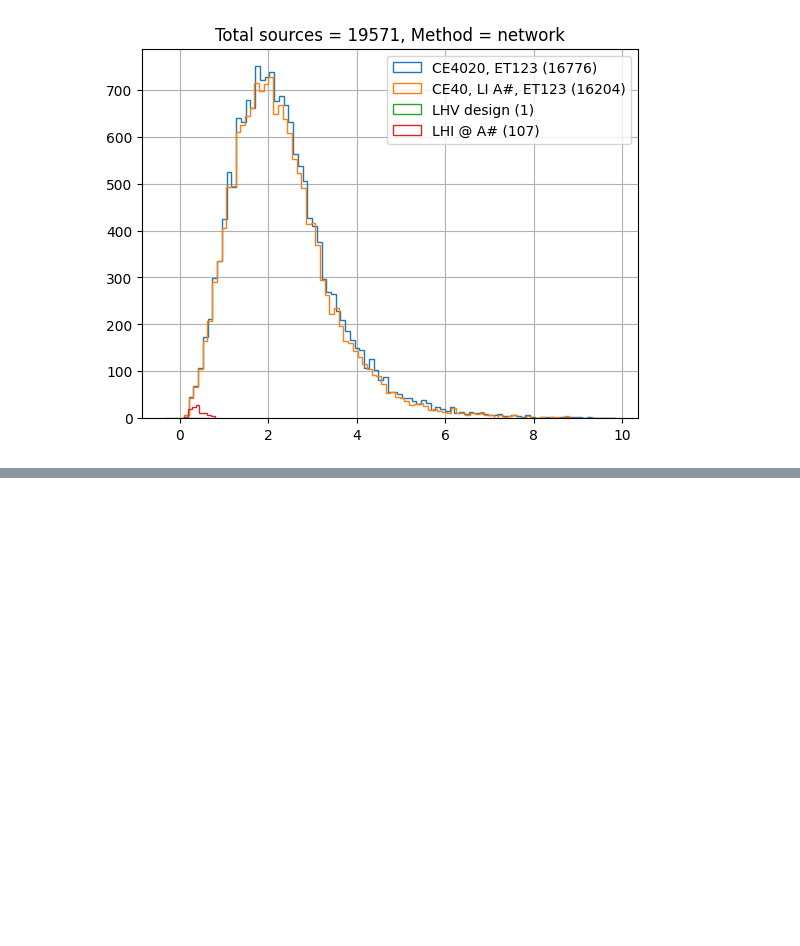
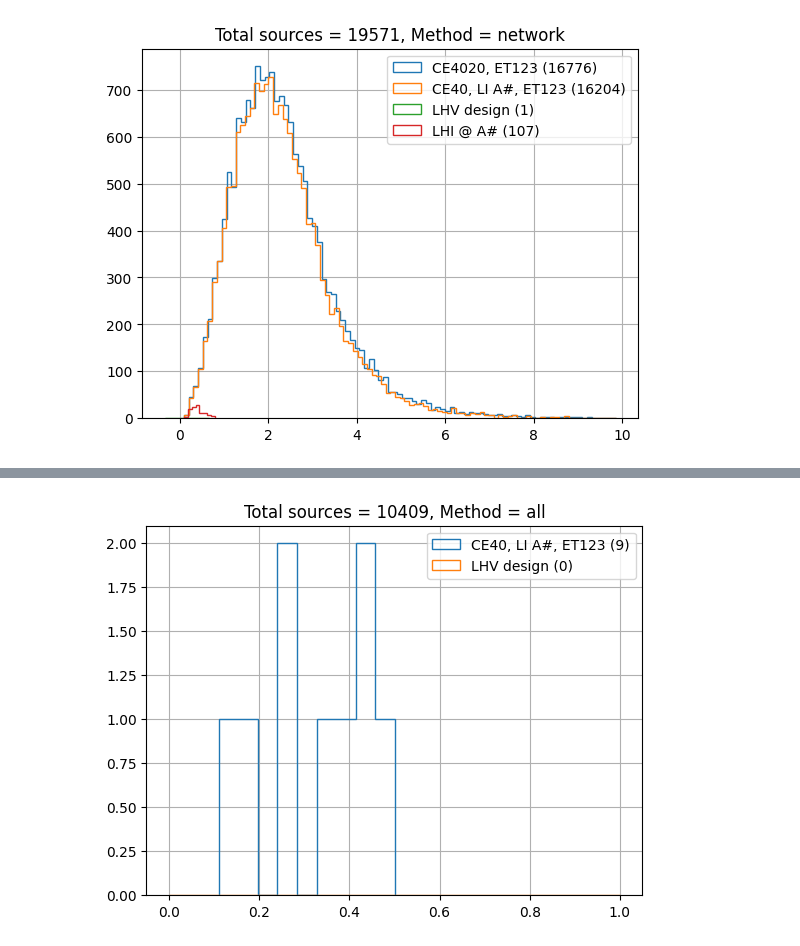
Before and after one commit to divyajyoti09/next_gen_detect, a Jupyter notebook: SNR_plots.ipynb, the cells around one changed output, grey strips where cells are left out. Saved outputs shown, nothing was run; the diff lists cells and outputs as text; code cells hidden in the pictures; blank space fills up the shorter version.

```diff
--- a/SNR_plots.ipynb
+++ b/SNR_plots.ipynb
@@ -138,0 +248,10 @@ plt.grid()
+# %%
+for key in detected_bns['all'].keys():
+    bns_data = detected_bns['all'][key]
+    plt.hist(bns_data['redshift'], histtype=u'step',
+             label=f'{netw_labels[key]} ({len(bns_data["redshift"])})', bins=9)
+plt.legend()
+plt.title(f'Total sources = {len(snr_data_bns["CE40LIAsharpET123"]["mass1"])}, Method = all')
+plt.grid()
+# %% [output]
+[figure, added]
```
Also changed, not shown: parts of 14 cells of this notebook.
